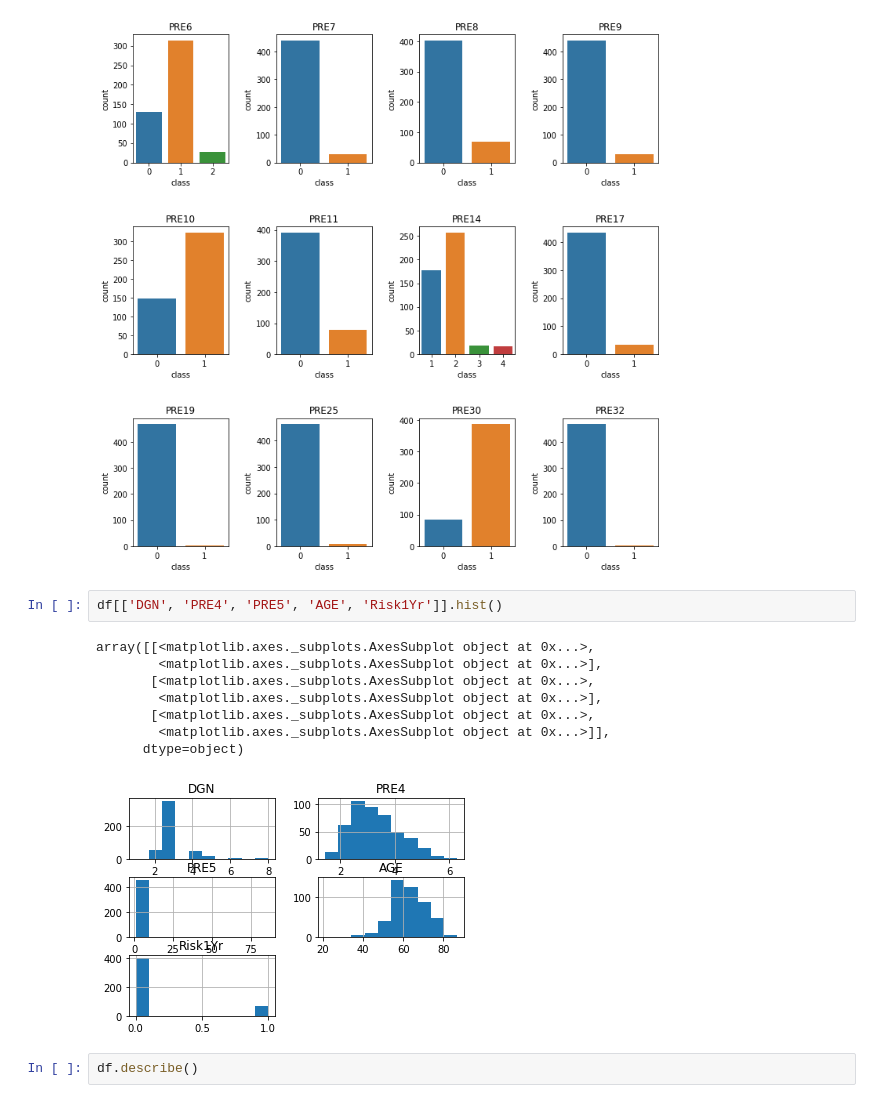
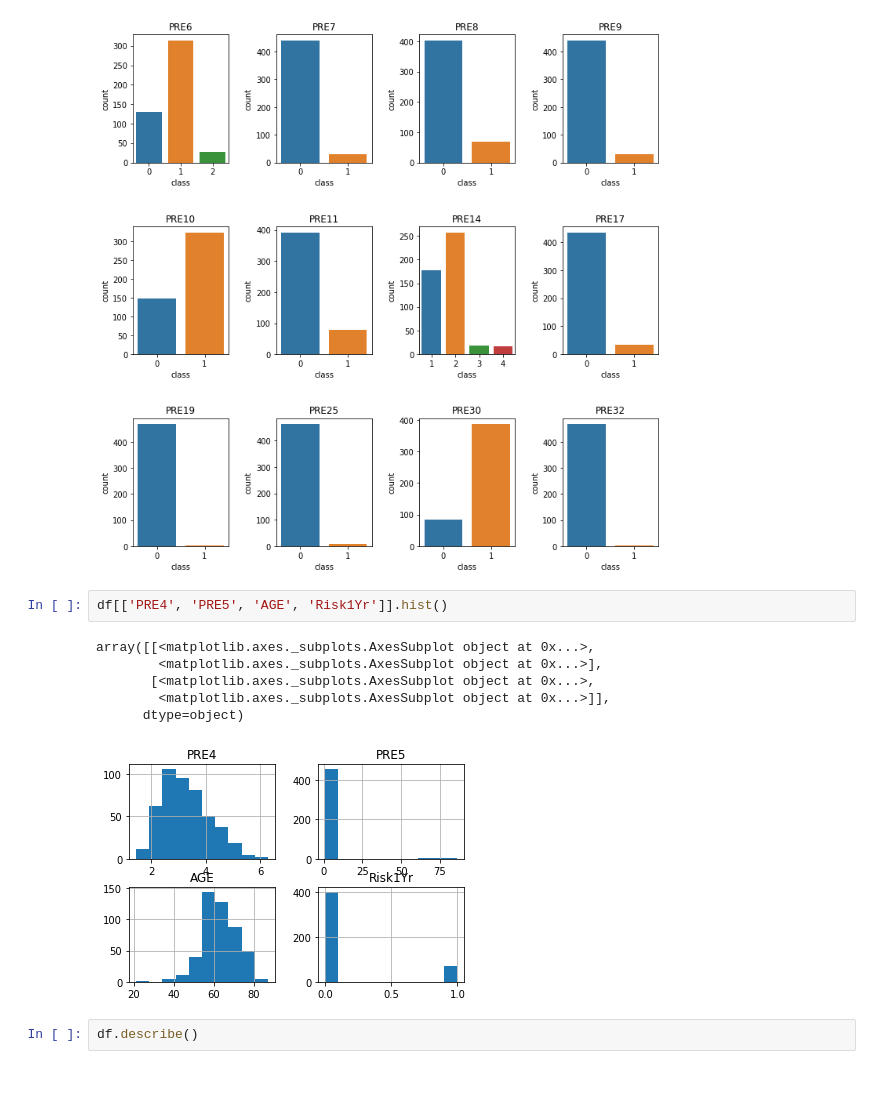
Before and after one commit to mukaseevru/ds-school, a Jupyter notebook: HW2/Большое_ДЗ_2.ipynb, the cells around one changed output. Cells and saved outputs as stored; diff of their text form.

```diff
--- a/HW2/Большое_ДЗ_2.ipynb
+++ b/HW2/Большое_ДЗ_2.ipynb
@@ -322,16 +331,14 @@ fig.show()
 # %% [output]
 [figure]
 # %%
-df[['DGN', 'PRE4', 'PRE5', 'AGE', 'Risk1Yr']].hist()
+df[['PRE4', 'PRE5', 'AGE', 'Risk1Yr']].hist()
 # %% [output]
 array([[<matplotlib.axes._subplots.AxesSubplot object at 0x...>,
-        <matplotlib.axes._subplots.AxesSubplot object at 0x...>],
-       [<matplotlib.axes._subplots.AxesSubplot object at 0x...>,
         <matplotlib.axes._subplots.AxesSubplot object at 0x...>],
        [<matplotlib.axes._subplots.AxesSubplot object at 0x...>,
         <matplotlib.axes._subplots.AxesSubplot object at 0x...>]],
       dtype=object)
-[figure, old version]
+[figure, new version]
 # %%
 df.describe()
 # %% [output]
```
Also changed, not shown: parts of 46 cells of this notebook.
